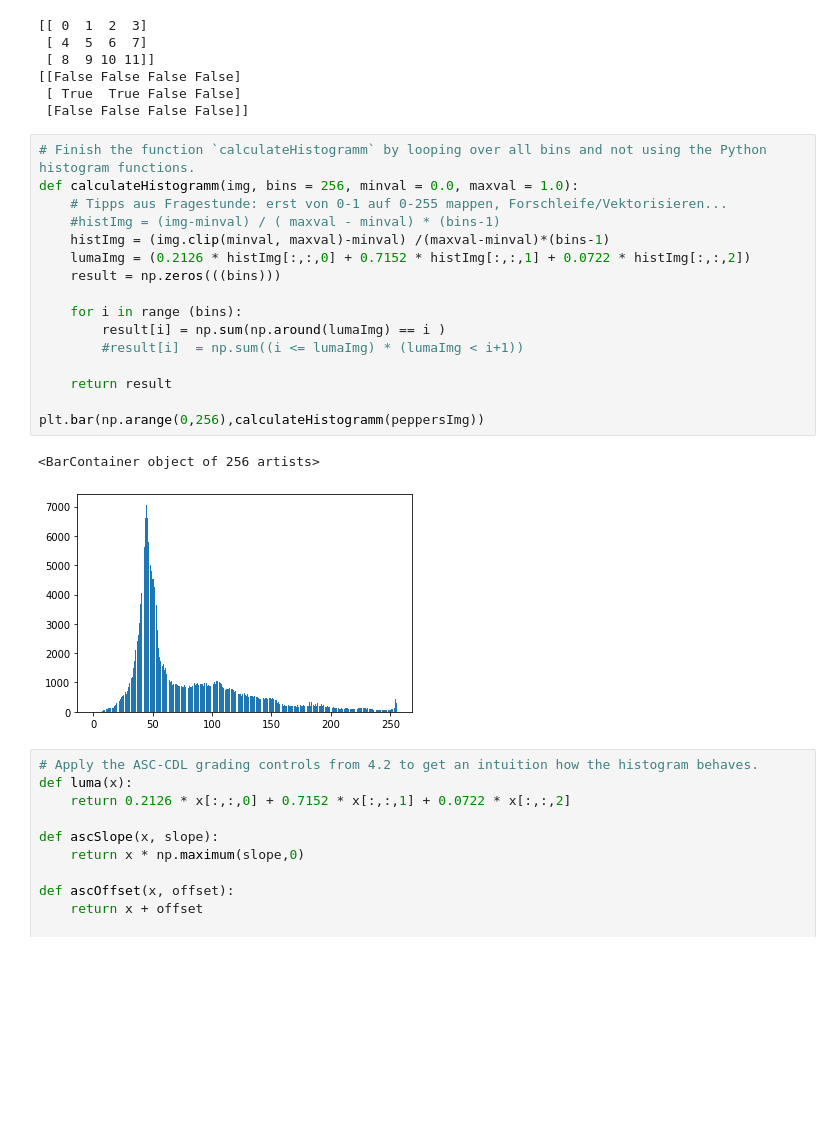
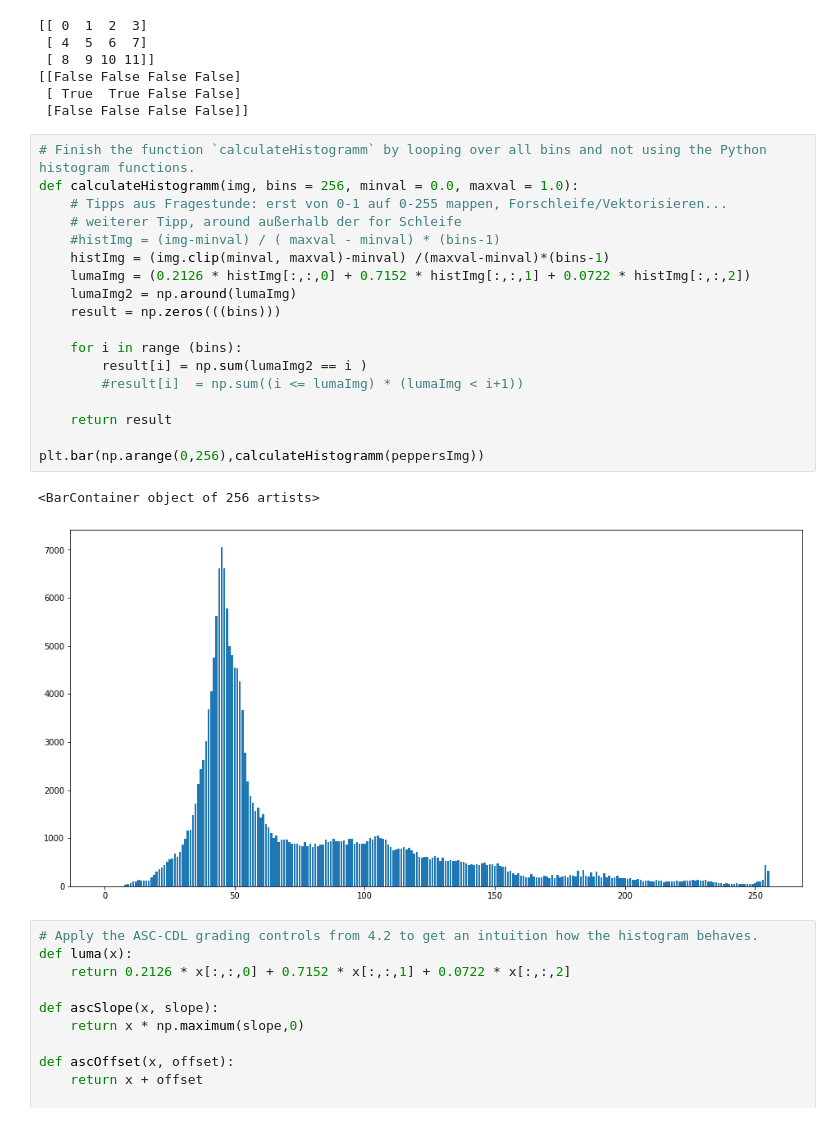
Before and after one commit to kilianeifler/Filmtechnik_HdM, a Jupyter notebook: Ex_5/Exercise_05_Group_03_v2.ipynb, the cells around one changed output. Drawn from its saved outputs; the diff is of its cells as text; blank space fills up the shorter version.

```diff
--- a/Ex_5/Exercise_05_Group_03_v2.ipynb
+++ b/Ex_5/Exercise_05_Group_03_v2.ipynb
@@ -190,22 +190,24 @@ print((4 <= a)  * (a < (4+2)) )
 # %%
 # Finish the function `calculateHistogramm` by looping over all bins and not using the Python histogram functions.
 def calculateHistogramm(img, bins = 256, minval = 0.0, maxval = 1.0):
     # Tipps aus Fragestunde: erst von 0-1 auf 0-255 mappen, Forschleife/Vektorisieren...
+    # weiterer Tipp, around außerhalb der for Schleife
     #histImg = (img-minval) / ( maxval - minval) * (bins-1)
     histImg = (img.clip(minval, maxval)-minval) /(maxval-minval)*(bins-1)
     lumaImg = (0.2126 * histImg[:,:,0] + 0.7152 * histImg[:,:,1] + 0.0722 * histImg[:,:,2])
+    lumaImg2 = np.around(lumaImg)
     result = np.zeros(((bins)))
 
     for i in range (bins):
-        result[i] = np.sum(np.around(lumaImg) == i )
+        result[i] = np.sum(lumaImg2 == i )
         #result[i]  = np.sum((i <= lumaImg) * (lumaImg < i+1))
 
     return result
 
 plt.bar(np.arange(0,256),calculateHistogramm(peppersImg))
 # %% [output]
 <BarContainer object of 256 artists>
-[figure, old version]
+[figure, new version]
 # %%
 # Apply the ASC-CDL grading controls from 4.2 to get an intuition how the histogram behaves.
 def luma(x):
```
Also changed, not shown: parts of 4 cells of this notebook.
